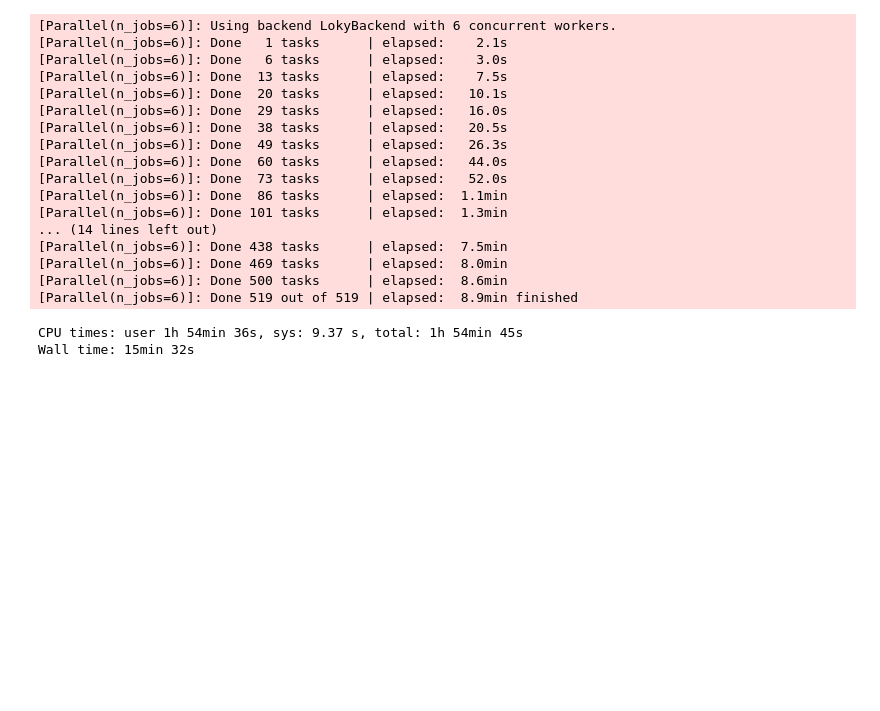
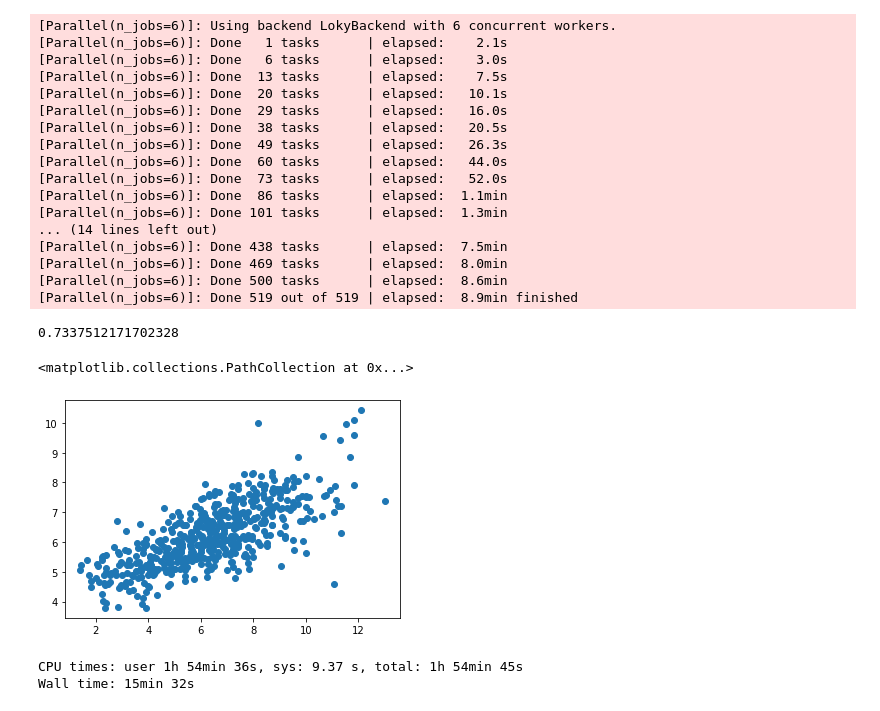
Before and after one commit to FBoyles/learning-from-docked-poses, a Jupyter notebook: notebooks/PLEC.ipynb, the cells around one changed output. Cells and saved outputs as stored; diff of their text form; code cells hidden in the pictures; blank space fills up the shorter version.

```diff
--- a/notebooks/PLEC.ipynb
+++ b/notebooks/PLEC.ipynb
@@ -154,6 +154,24 @@ with open('pdbbind_test_set_docked_plec_sparse.json') as f:
 
 with open('pdbbind_test_set_crystal_plec_sparse.json') as f:
     test_features_crystal = json.load(f)
+# %%
+from sklearn.decomposition import TruncatedSVD
+
+X_train_sparse = sparse.vstack([sparse_to_csr_matrix(plec, size=65536) for plec in train_features_crystal], format='csr')
+X_test_sparse = sparse.vstack([sparse_to_csr_matrix(test_features_crystal[pdb], size=65536) for pdb in test_features_crystal], format='csr')
+
+svd = TruncatedSVD(n_components=200, random_state=42).fit(X_train_sparse)
+X_train_svd = svd.transform(X_train_sparse)
+X_test_svd = svd.transform(X_test_sparse)
+# %%
+rf = RandomForestRegressor(n_estimators=500, max_features=0.33, random_state=42, n_jobs=8)
+rf.fit(X_train_svd, train_affinity.values.ravel())
+print(stats.pearsonr(test_affinity.values.ravel(), rf.predict(X_test_svd))[0])
+plt.scatter(test_affinity.values.ravel(), rf.predict(X_test_svd))
+# %% [output]
+0.7337512171702328
+<matplotlib.collections.PathCollection at 0x...>
+[figure, added]
 # %%
 train_affinity = pd.read_csv('../data/pdbbind_training_set_binding_affinity.csv', index_col=0, header=None, squeeze=True)
 test_affinity = pd.read_csv('../data/pdbbind_test_set_binding_affinity.csv', index_col=0, header=None, squeeze=True)
```
Also changed, not shown: parts of 21 cells of this notebook, 5 other files.
